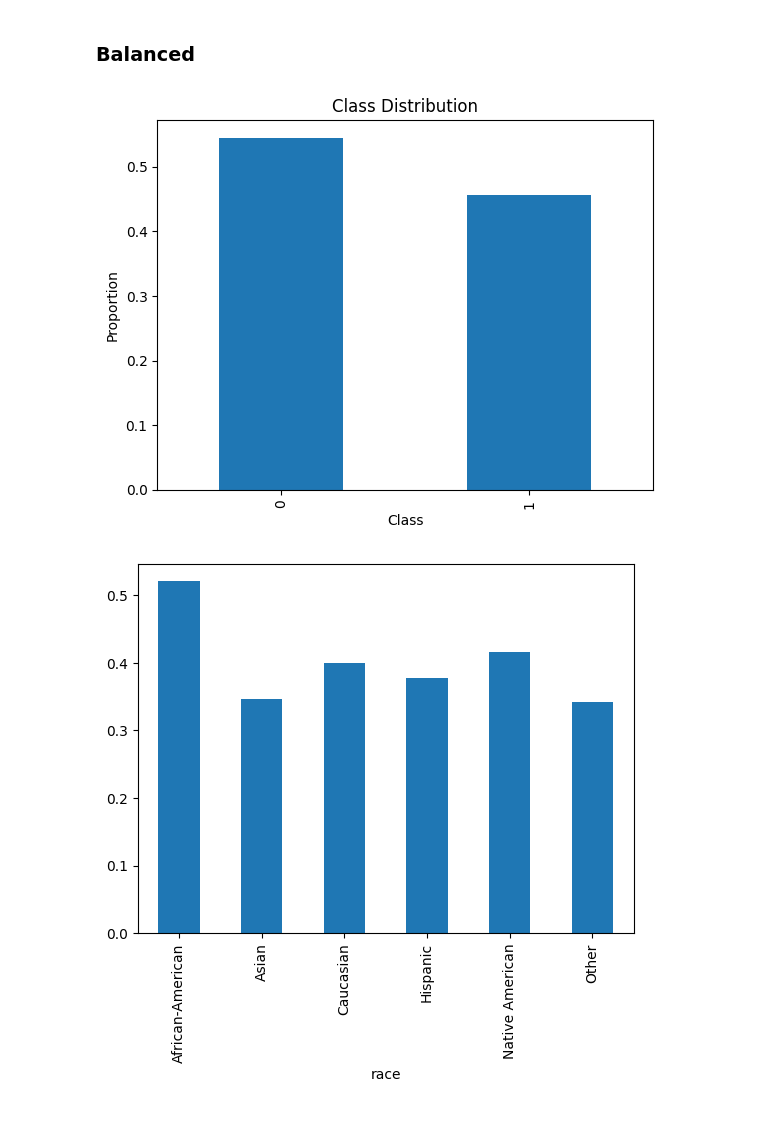
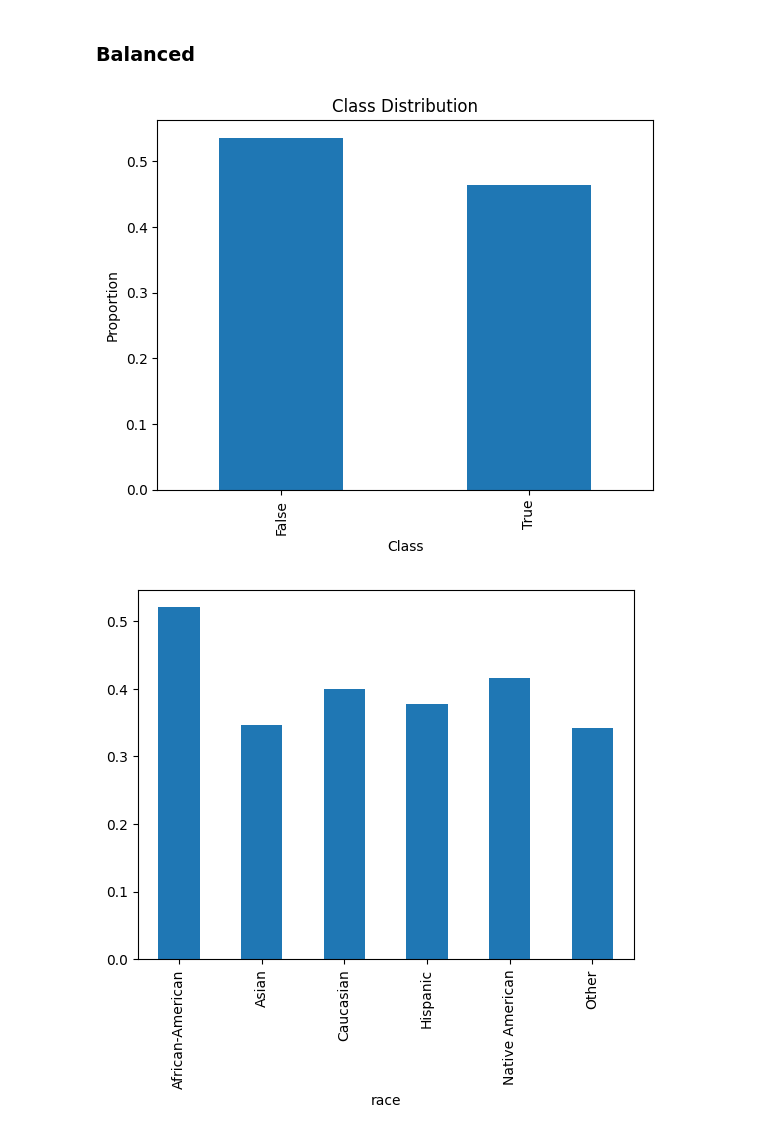
Before and after one commit to TeresaRamoos/Capstone, a Jupyter notebook: Capstone.ipynb, the cells around one changed output. Cells and saved outputs as stored; diff of their text form; code cells hidden in the pictures.

```diff
--- a/Capstone.ipynb
+++ b/Capstone.ipynb
@@ -434,8 +424,8 @@ duplicate_rows
 # %% [markdown]
 ### Deleting columns
 # %%
-cols_to_drop = ['id', 'name', 'dob', 'c_case_number','r_case_number','vr_case_number', 'r_charge_desc', 'vr_charge_desc', 'v_score_text', 'type_of_assessment', 'v_type_of_assessment', 'score_text', 'age_2']
+#cols_to_drop = ['name', 'dob', 'c_case_number','r_case_number','vr_case_number', 'r_charge_desc', 'vr_charge_desc', 'v_score_text', 'type_of_assessment', 'v_type_of_assessment', 'score_text', 'age_2']
 
 df_removed=df.copy()
-df_removed = df_removed.drop(columns=cols_to_drop)
-df_removed#.columns
+#df_removed = df_removed.drop(columns=cols_to_drop)
+#df_removed#.columns
@@ -507,14 +485,14 @@ Name: juv_misd_count, dtype: int64
 ### Balanced
 # %%
 # Assuming 'target_column' is the name of the target variable column in your DataFrame
-class_balance = df['two_year_recid'].value_counts(normalize=True)
+class_balance = df_removed['two_y_recid'].value_counts(normalize=True)
 class_balance.plot(kind='bar')
 plt.xlabel('Class')
 plt.ylabel('Proportion')
 plt.title('Class Distribution')
 plt.show()
 # %% [output]
-[figure, old version]
+[figure, new version]
 # %%
 
 df.groupby('race')['two_year_recid'].mean().plot(kind='bar')
```
Also changed, not shown: parts of 67 cells of this notebook, 18 other files.
